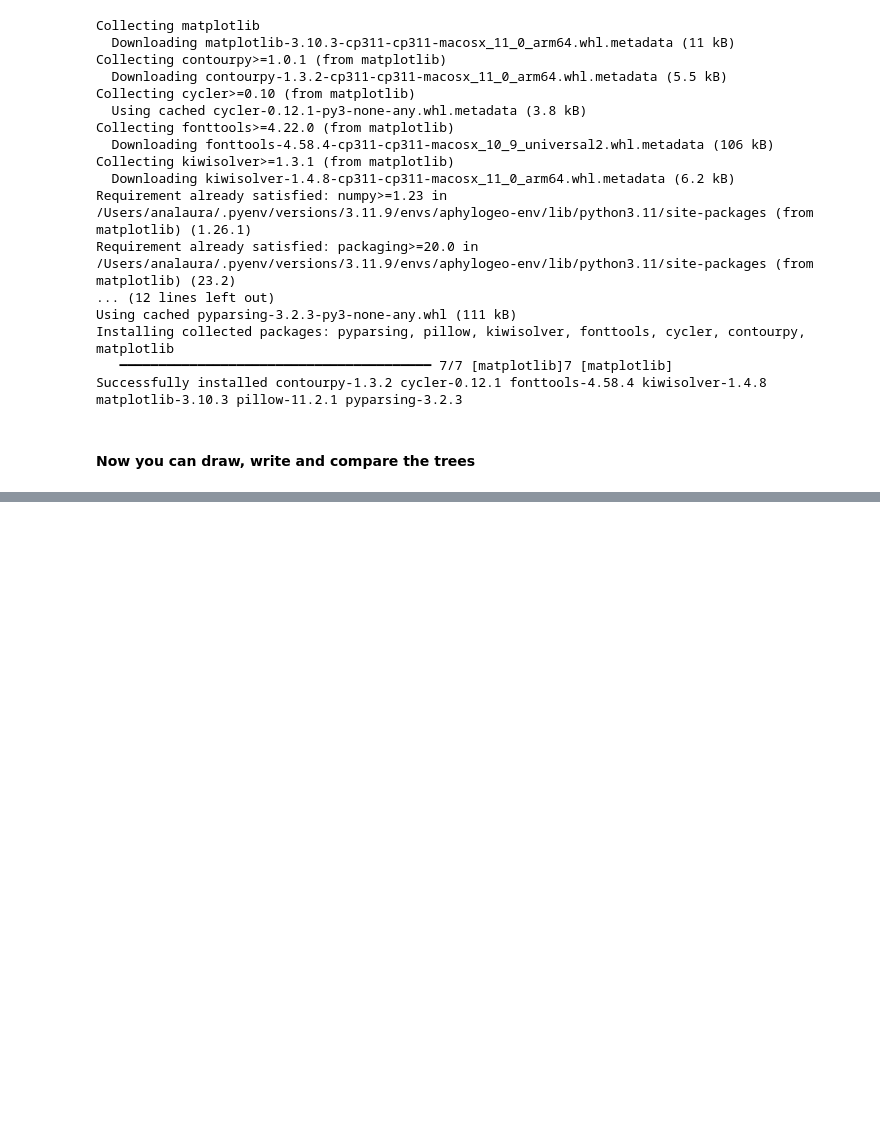
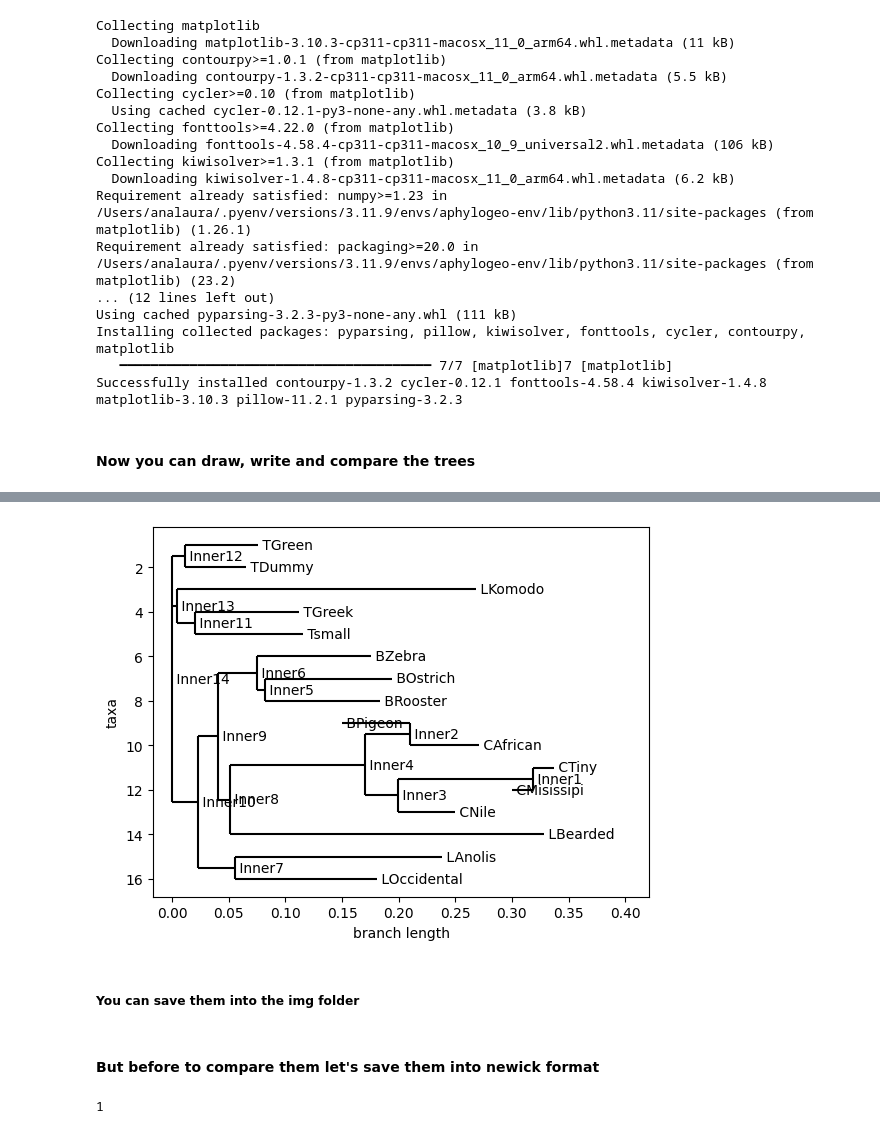
Before and after one commit to ana-chenoweth/eco-phylo-insights, a Jupyter notebook: main.ipynb, the cells around one changed output, grey strips where cells are left out. Saved outputs shown, nothing was run; the diff lists cells and outputs as text; code cells hidden in the pictures; blank space fills up the shorter version.

```diff
--- a/main.ipynb
+++ b/main.ipynb
@@ -516,3 +520,9 @@ Successfully installed contourpy-1.3.2 cycler-0.12.1 fonttools-4.58.4 kiwisolver
+# %%
+Phylo.draw(tree_all_clustal_jc_nj)
+# %% [output]
+[figure, added]
+# %% [markdown]
+##### You can save them into the img folder
 # %%
 import matplotlib.pyplot as plt
 from Bio import Phylo
@@ -530,3 +540,27 @@ Phylo.draw(tree_all_clustal_jc_nj, do_show=False)
 # Sve the figure in the img folder
 plt.savefig('img/tree_all_clustal_jc_nj.png')
 plt.close()
+# %% [markdown]
+#### But before to compare them let's save them into newick format
+# %%
+#ALL
+Phylo.write(tree_all_clustal_kimura_upgma, "trees/all/tree_all_clustal_kimura_upgma.nwk", "newick")
+Phylo.write(tree_all_muscle_kimura_upgma, "trees/all/tree_all_muscle_kimura_upgma.nwk", "newick")
+
+Phylo.write(tree_all_clustal_jc_upgma, "trees/all/tree_all_clustal_jc_upgma.nwk", "newick")
+Phylo.write(tree_all_muscle_jc_upgma, "trees/all/tree_all_muscle_jc_upgma.nwk", "newick")
+
+Phylo.write(tree_all_clustal_id_upgma, "trees/all/tree_all_clustal_id_upgma.nwk", "newick")
+Phylo.write(tree_all_muscle_id_upgma, "trees/all/tree_all_muscle_id_upgma.nwk", "newick")
+
+
+Phylo.write(tree_all_clustal_kimura_nj, "trees/all/tree_all_clustal_kimura_nj.nwk", "newick")
+Phylo.write(tree_all_muscle_kimura_nj, "trees/all/tree_all_muscle_kimura_nj.nwk", "newick")
+
+Phylo.write(tree_all_clustal_jc_nj, "trees/all/tree_all_clustal_jc_nj.nwk", "newick")
+Phylo.write(tree_all_muscle_jc_nj, "trees/all/tree_all_muscle_jc_nj.nwk", "newick")
+
+Phylo.write(tree_all_clustal_id_nj, "trees/all/tree_all_clustal_id_nj.nwk", "newick")
+Phylo.write(tree_all_muscle_id_nj, "trees/all/tree_all_muscle_id_nj.nwk", "newick")
+# %% [output]
+1
```
Also changed, not shown: parts of 3 cells of this notebook, 36 other files.
